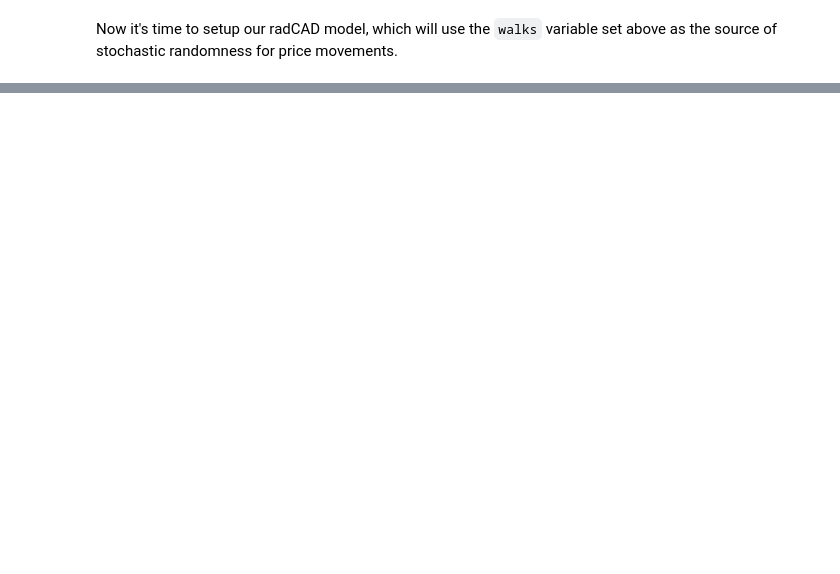
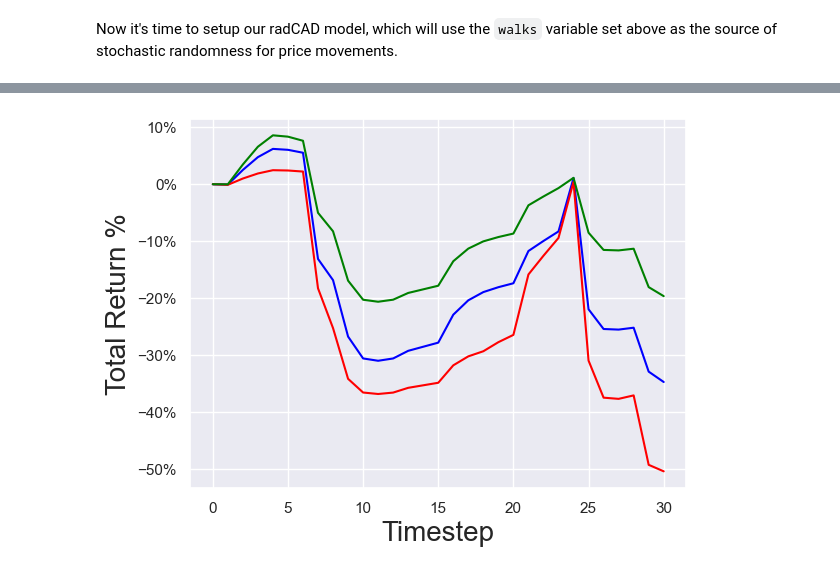
Before and after one commit to mattyTokenomics/brownian_motion_generator, a Jupyter notebook: radCAD_trading_liquidation_tutorial.ipynb, the cells around one changed output, grey strips where cells are left out. Drawn from its saved outputs; the diff is of its cells as text; code cells hidden in the pictures; blank space fills up the shorter version.

```diff
--- a/radCAD_trading_liquidation_tutorial.ipynb
+++ b/radCAD_trading_liquidation_tutorial.ipynb
@@ -45,8 +51,8 @@ df
 # %%
 #Generate random walks of prices
 
-TIMESTEPS = 5
-RUNS = 3
+TIMESTEPS = 30
+RUNS = 1_000
 
 #Series should be mean stationary. So in this case of price series, convert them to log normal returns
 df['btc_ln_return'] = np.log(df['bitcoin_usd'] / df['bitcoin_usd'].shift(1))
@@ -55,6 +61,10 @@ df = df.dropna(how='any')
 #Approximate the distribution parameters of each series
 #Here we will use a custom distribution for each: other options include 'normal' or 'laplace'
 OU_params_btc = bmg.estimate_OU_params(df['btc_ln_return'].values, distribution_type='custom')
+
+# OPTIONALLY: override the gamma (long term mean) of the expected distribution
+#For example if you wanted to ignore the historical trend in prices you could do so by setting price changes to 0 gamma
+OU_params_btc.gamma = 0
 
 OU_params = (
     OU_params_btc,
@@ -201,0 +249,25 @@ df
+# %%
+#Chart the range of profitability of any given run, across different trade_leverage_ratio
+#25th percentile, mean, and 75th percentile
+run = 1
+
+data = df[df['run'] == run]
+
+data = data.groupby('timestep').agg(
+    Mean=('total_return_pct', 'mean'),
+    Percentile_25=('total_return_pct', lambda x: x.quantile(.25)),
+    Percentile_75=('total_return_pct', lambda x: x.quantile(.75)),
+).reset_index()
+
+step = data['timestep']
+p = sns.lineplot(x=step, y=data['Mean'], color='blue')
+p = sns.lineplot(x=step, y=data['Percentile_25'], color='red')
+p = sns.lineplot(x=step, y=data['Percentile_75'], color='green')
+
+p.set_ylabel('Total Return %', fontsize = 20)
+p.set_xlabel("Timestep", fontsize = 20)
+p.yaxis.set_major_formatter(mtick.PercentFormatter())
+
+plt.show()
+# %% [output]
+[figure, added]
```
Also changed, not shown: parts of 9 cells of this notebook, 1 other file.
